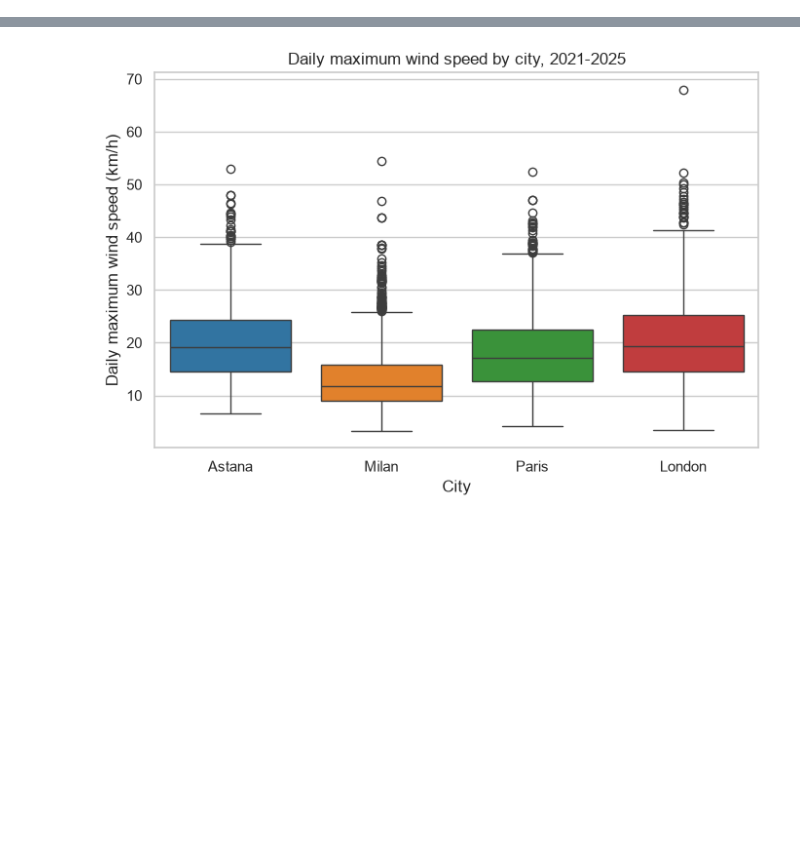
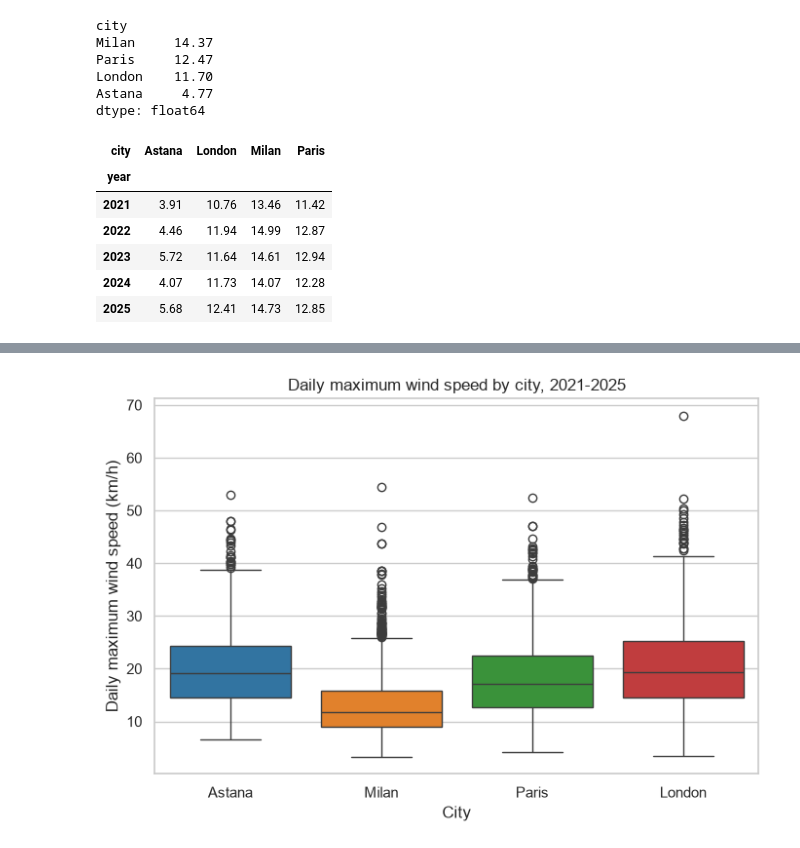
Before and after one commit to marlesulydan/Weather-data-analysis-, a Jupyter notebook: notebooks/weather_analysis.ipynb, the cells around one changed output, grey strips where cells are left out. Drawn from its saved outputs; the diff is of its cells as text; code cells hidden in the pictures; blank space fills up the shorter version.

```diff
--- a/notebooks/weather_analysis.ipynb
+++ b/notebooks/weather_analysis.ipynb
@@ -0,0 +157,25 @@
+# %%
+annual_temp.mean().round(2).sort_values(ascending=False)
+# %% [output]
+city
+Milan     14.37
+Paris     12.47
+London    11.70
+Astana     4.77
+dtype: float64
+# %%
+annual_temp = (
+    weather.groupby(["city", "year"])["temperature_2m_mean"]
+    .mean()
+    .unstack("city")
+    .round(2)
+)
+annual_temp
+# %% [output]
+| city | Astana | London | Milan | Paris |
+| year |  |  |  |  |
+| 2021 | 3.91 | 10.76 | 13.46 | 11.42 |
+| 2022 | 4.46 | 11.94 | 14.99 | 12.87 |
+| 2023 | 5.72 | 11.64 | 14.61 | 12.94 |
+| 2024 | 4.07 | 11.73 | 14.07 | 12.28 |
+| 2025 | 5.68 | 12.41 | 14.73 | 12.85 |
```
Also changed, not shown: parts of 11 cells of this notebook.
